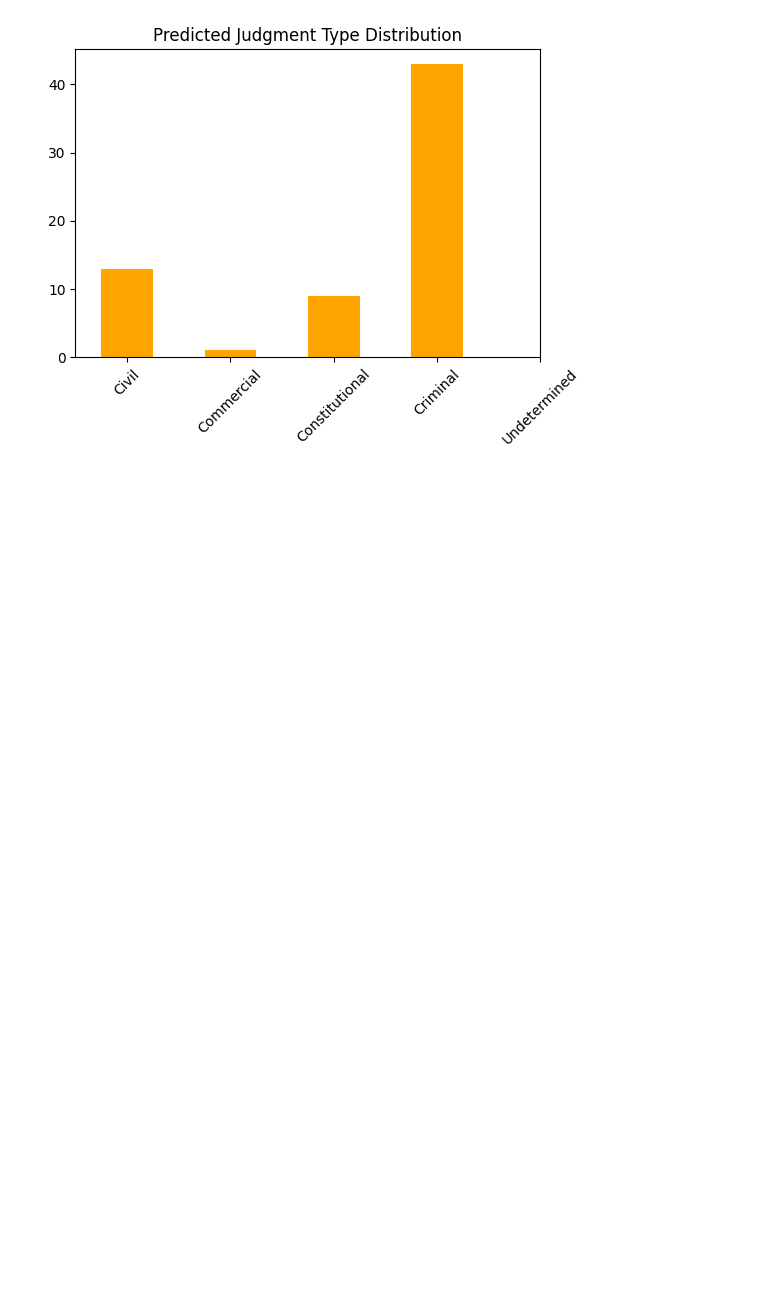
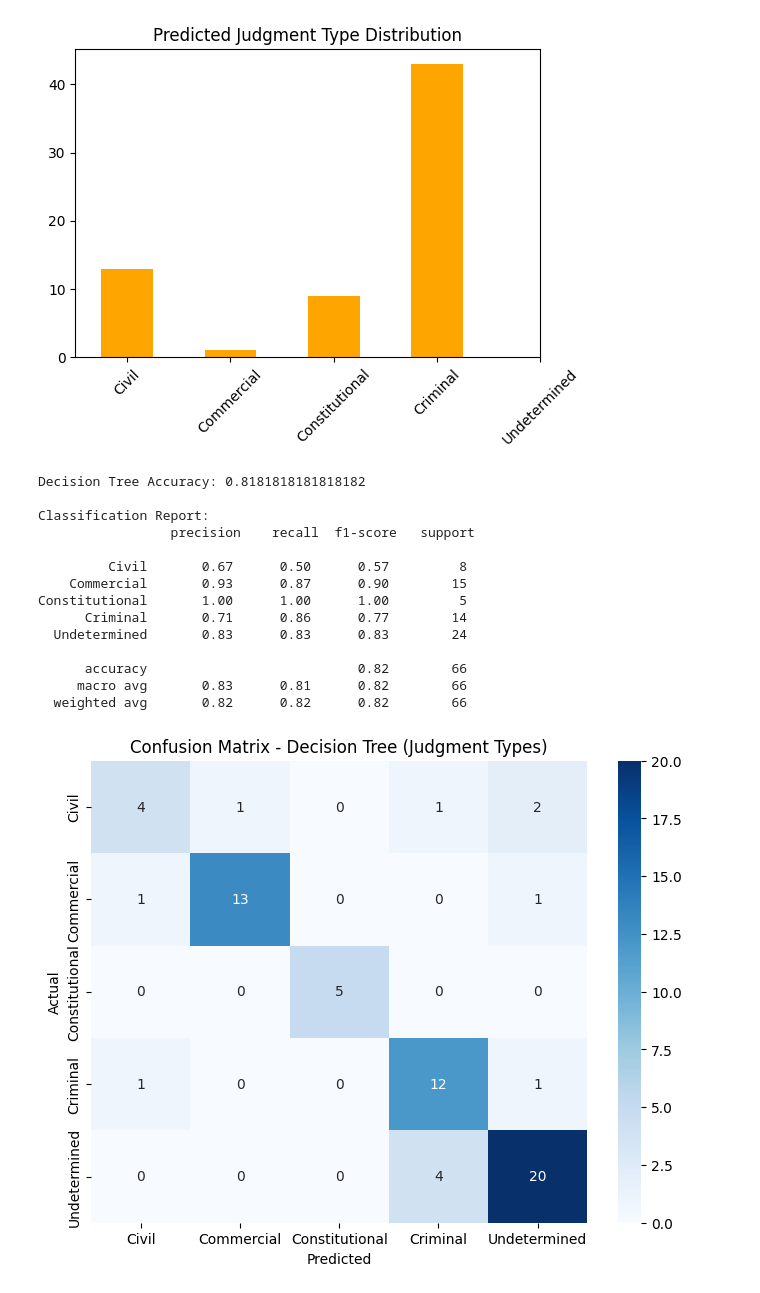
Before and after one commit to SuwilanjiTrey/DataMining-11, a Jupyter notebook: dataMiningGroup11.ipynb, the cells around one changed output. Drawn from its saved outputs; the diff is of its cells as text; code cells hidden in the pictures; blank space fills up the shorter version.

```diff
--- a/dataMiningGroup11.ipynb
+++ b/dataMiningGroup11.ipynb
@@ -535,3 +535,69 @@ plt.show()
 # %% [output]
 [figure]
 [figure]
+# %%
+# Encode target variable
+label_e = LabelEncoder()
+y = label_e.fit_transform(df["JudgmentType"])
+
+# Features (case summaries only)
+caseSummary = df["CaseSummary"].astype(str)
+
+X_train, X_test, y_train, y_test = train_test_split(
+    caseSummary, y, test_size=0.3, random_state=42, stratify=y
+)
+
+# TF-IDF vectorization
+vectorizer = TfidfVectorizer(
+    stop_words="english",
+    max_features=10000,
+    ngram_range=(1,5),
+    min_df=2,
+    max_df=0.9
+)
+
+X_train_tfidf = vectorizer.fit_transform(X_train)
+X_test_tfidf = vectorizer.transform(X_test)
+
+# Train Decision Tree
+dt_model = DecisionTreeClassifier(
+    criterion="entropy",   # can also try "gini"
+    max_depth=50,          # limit depth to avoid overfitting
+    min_samples_split=5,   # prevent tiny splits
+    random_state=42
+)
+dt_model.fit(X_train_tfidf, y_train)
+
+# Predict
+y_pred = dt_model.predict(X_test_tfidf)
+
+# Evaluate
+print("Decision Tree Accuracy:", accuracy_score(y_test, y_pred))
+print("\nClassification Report:\n", classification_report(y_test, y_pred, target_names=label_e.classes_))
+
+# Confusion Matrix
+cm = confusion_matrix(y_test, y_pred)
+plt.figure(figsize=(8,6))
+sns.heatmap(cm, annot=True, fmt="d", cmap="Blues",
+            xticklabels=label_e.classes_,
+            yticklabels=label_e.classes_)
+plt.xlabel("Predicted")
+plt.ylabel("Actual")
+plt.title("Confusion Matrix - Decision Tree (Judgment Types)")
+plt.show()
+# %% [output]
+Decision Tree Accuracy: 0.8181818181818182
+
+Classification Report:
+                 precision    recall  f1-score   support
+
+         Civil       0.67      0.50      0.57         8
+    Commercial       0.93      0.87      0.90        15
+Constitutional       1.00      1.00      1.00         5
+      Criminal       0.71      0.86      0.77        14
+  Undetermined       0.83      0.83      0.83        24
+
+      accuracy                           0.82        66
+     macro avg       0.83      0.81      0.82        66
+  weighted avg       0.82      0.82      0.82        66
+[figure, added]
```
Also changed, not shown: parts of 3 cells of this notebook.
